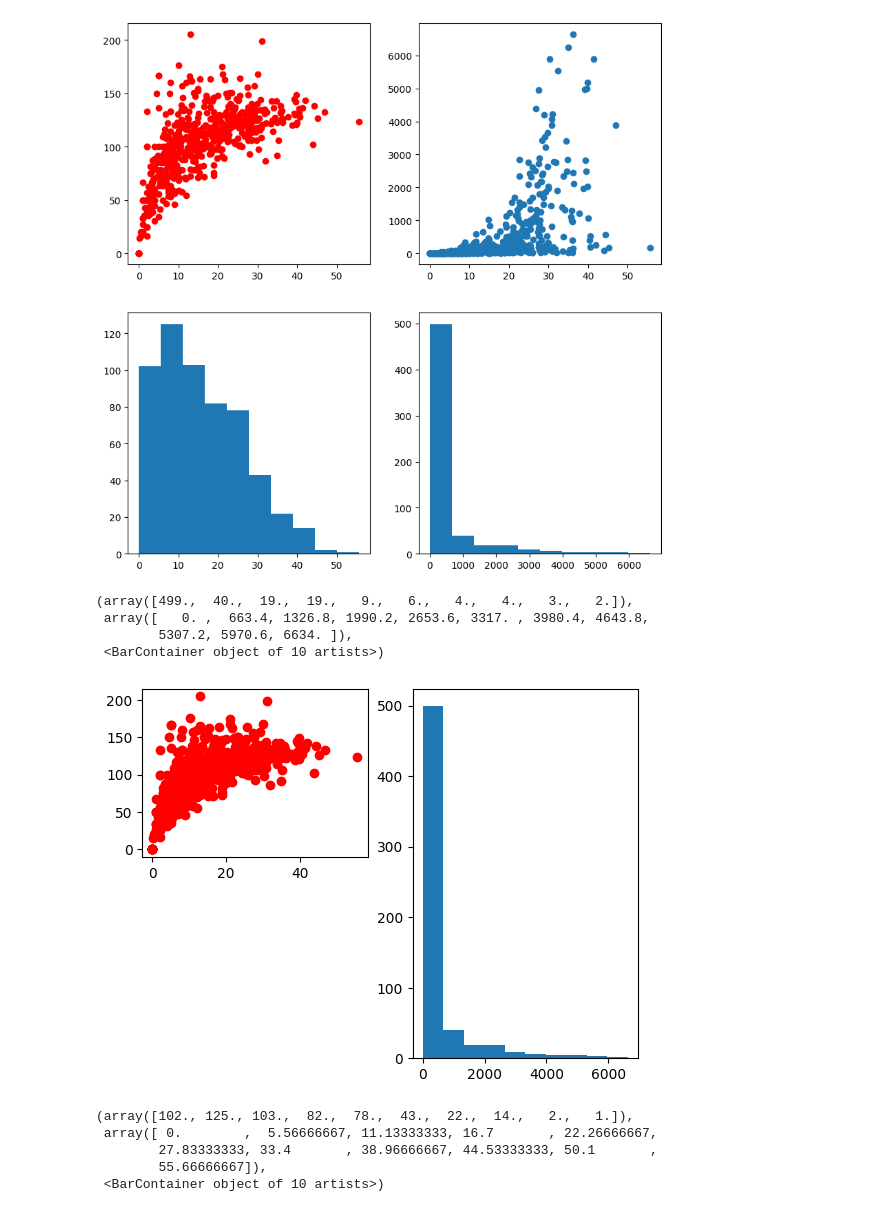
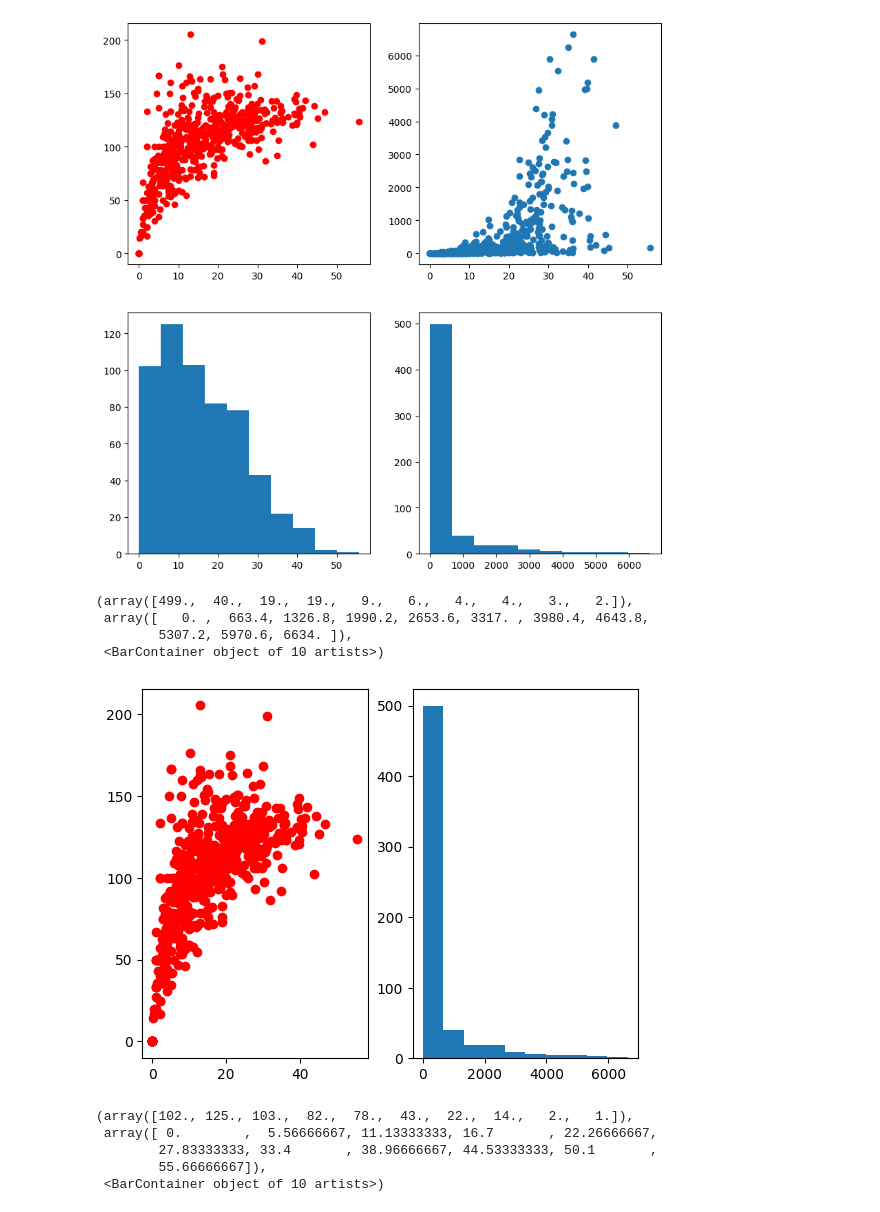
Before and after one commit to simran-aug15/Matplotlib, a Jupyter notebook: subplot.ipynb, the cells around one changed output. Saved outputs shown, nothing was run; the diff lists cells and outputs as text; code cells hidden in the pictures.

```diff
--- a/subplot.ipynb
+++ b/subplot.ipynb
@@ -76,16 +76,16 @@ ax[1,1].hist(batter['runs']) # second row,second column
 # %%
 # 3rd way of plotting a graph
 fig=plt.figure()
-ax1=fig.add_subplot(2,2,1)
+ax1=fig.add_subplot(1,2,1) # 1row,2column,1st graph
 ax1.scatter(batter['avg'],batter['strike_rate'],color='red')
-ax2=fig.add_subplot(1,2,2)
+ax2=fig.add_subplot(1,2,2) #1 row,2column,2nd graph
 ax2.hist(batter['runs'])
 # %% [output]
 (array([499.,  40.,  19.,  19.,   9.,   6.,   4.,   4.,   3.,   2.]),
  array([   0. ,  663.4, 1326.8, 1990.2, 2653.6, 3317. , 3980.4, 4643.8,
         5307.2, 5970.6, 6634. ]),
  <BarContainer object of 10 artists>)
-[figure, old version]
+[figure, new version]
 # %%
 fig = plt.figure()
 
```
